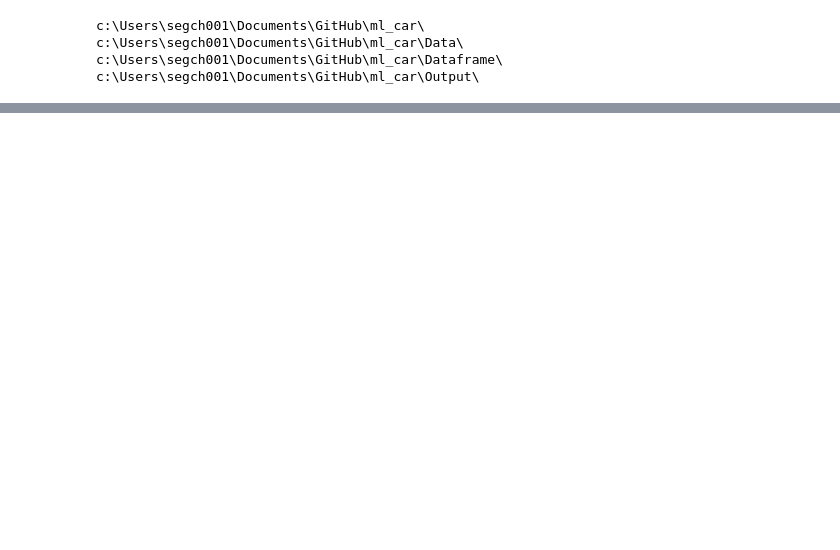
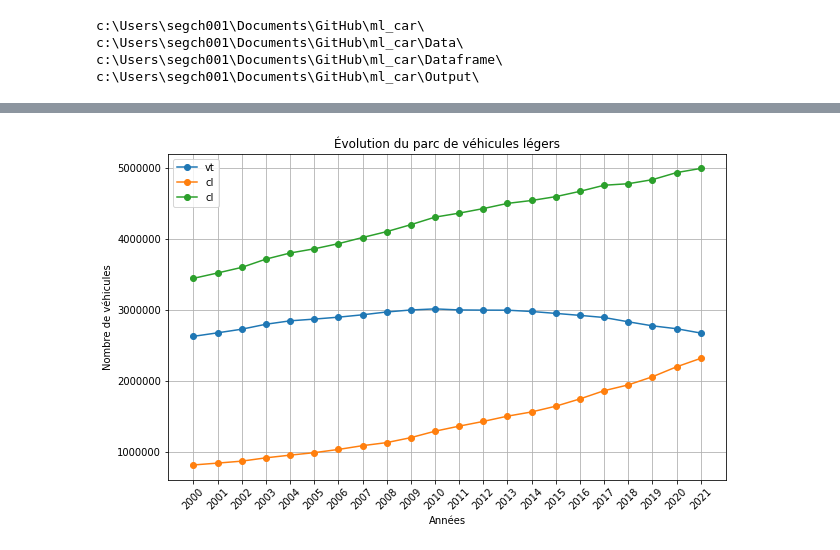
Before and after one commit to caseguin/car_stock_forecast, a Jupyter notebook: clean_saaq.ipynb, the cells around one changed output, grey strips where cells are left out. Cells and saved outputs as stored; diff of their text form; code cells hidden in the pictures; blank space fills up the shorter version.

```diff
--- a/clean_saaq.ipynb
+++ b/clean_saaq.ipynb
@@ -96,0 +91,19 @@ SyntaxError: invalid syntax (<ipython-input-38-124792be6c29>, line 10)
+# %%
+# Create the line plot
+fig, ax = plt.subplots(figsize=(10, 6), facecolor='white')
+ax.plot(cars_ld['year'], cars_ld['vt'], marker='o', label='vt')
+ax.plot(cars_ld['year'], cars_ld['cl'], marker='o', label='cl')
+ax.plot(cars_ld['year'], cars_ld['total'], marker='o', label='cl')
+
+# Add labels and title
+ax.set_xlabel('Années')
+ax.set_ylabel('Nombre de véhicules')
+ax.set_title('Évolution du parc de véhicules légers')
+ax.legend()
+
+ax.set_xticklabels(cars_ld['year'], rotation=45, ha='center')
+# Display the plot
+ax.grid(True)
+plt.show()
+# %% [output]
+[figure, added]
```
Also changed, not shown: parts of 6 cells of this notebook.
